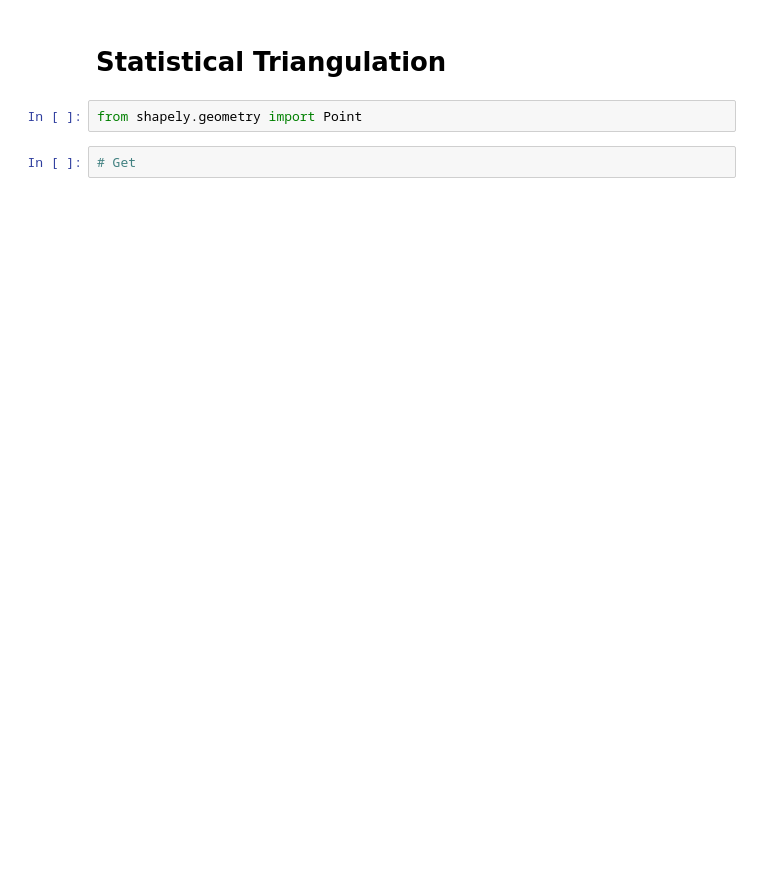
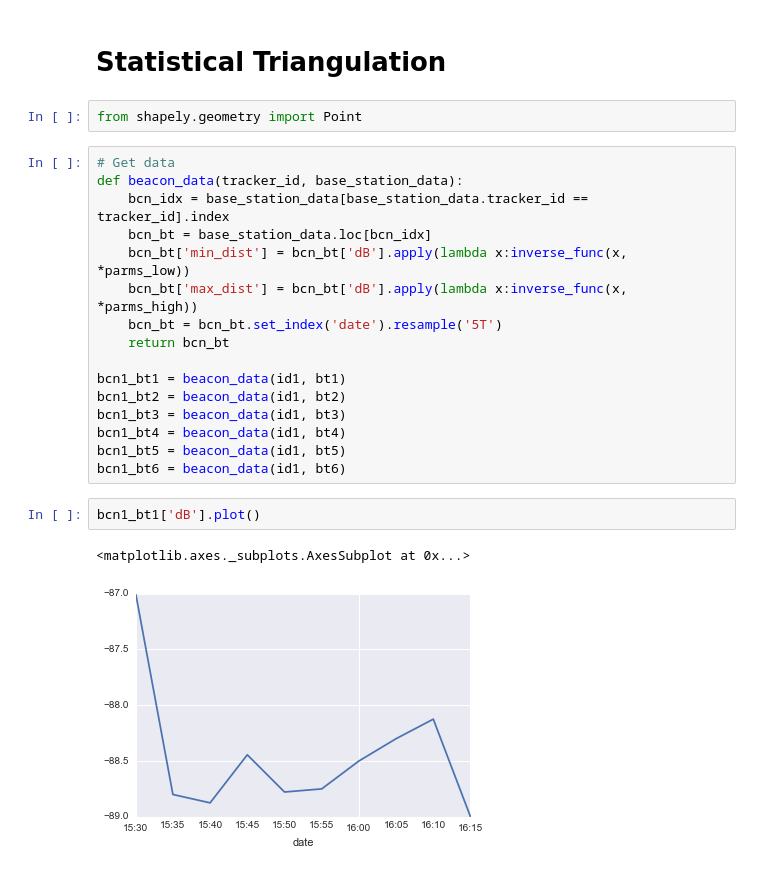
Before and after one commit to ericmjl/bluetooth-proximity-tracker-calibration, a Jupyter notebook: expt4-distance_calibration/Expt4 Analysis.ipynb, the cells around one changed output. Saved outputs shown, nothing was run; the diff lists cells and outputs as text; blank space fills up the shorter version.

```diff
--- a/expt4-distance_calibration/Expt4 Analysis.ipynb
+++ b/expt4-distance_calibration/Expt4 Analysis.ipynb
@@ -423,5 +434,24 @@ inverse_func(-95, *parms_low), inverse_func(-95, *parms_high)
 # Statistical Triangulation
 # %%
 from shapely.geometry import Point
-# %%
-# Get
+# %%
+# Get data
+def beacon_data(tracker_id, base_station_data):
+    bcn_idx = base_station_data[base_station_data.tracker_id == tracker_id].index
+    bcn_bt = base_station_data.loc[bcn_idx]
+    bcn_bt['min_dist'] = bcn_bt['dB'].apply(lambda x:inverse_func(x, *parms_low))
+    bcn_bt['max_dist'] = bcn_bt['dB'].apply(lambda x:inverse_func(x, *parms_high))
+    bcn_bt = bcn_bt.set_index('date').resample('5T')
+    return bcn_bt
+
+bcn1_bt1 = beacon_data(id1, bt1)
+bcn1_bt2 = beacon_data(id1, bt2)
+bcn1_bt3 = beacon_data(id1, bt3)
+bcn1_bt4 = beacon_data(id1, bt4)
+bcn1_bt5 = beacon_data(id1, bt5)
+bcn1_bt6 = beacon_data(id1, bt6)
+# %%
+bcn1_bt1['dB'].plot()
+# %% [output]
+<matplotlib.axes._subplots.AxesSubplot at 0x...>
+[figure, added]
```
Also changed, not shown: parts of 25 cells of this notebook, 6 other files.
